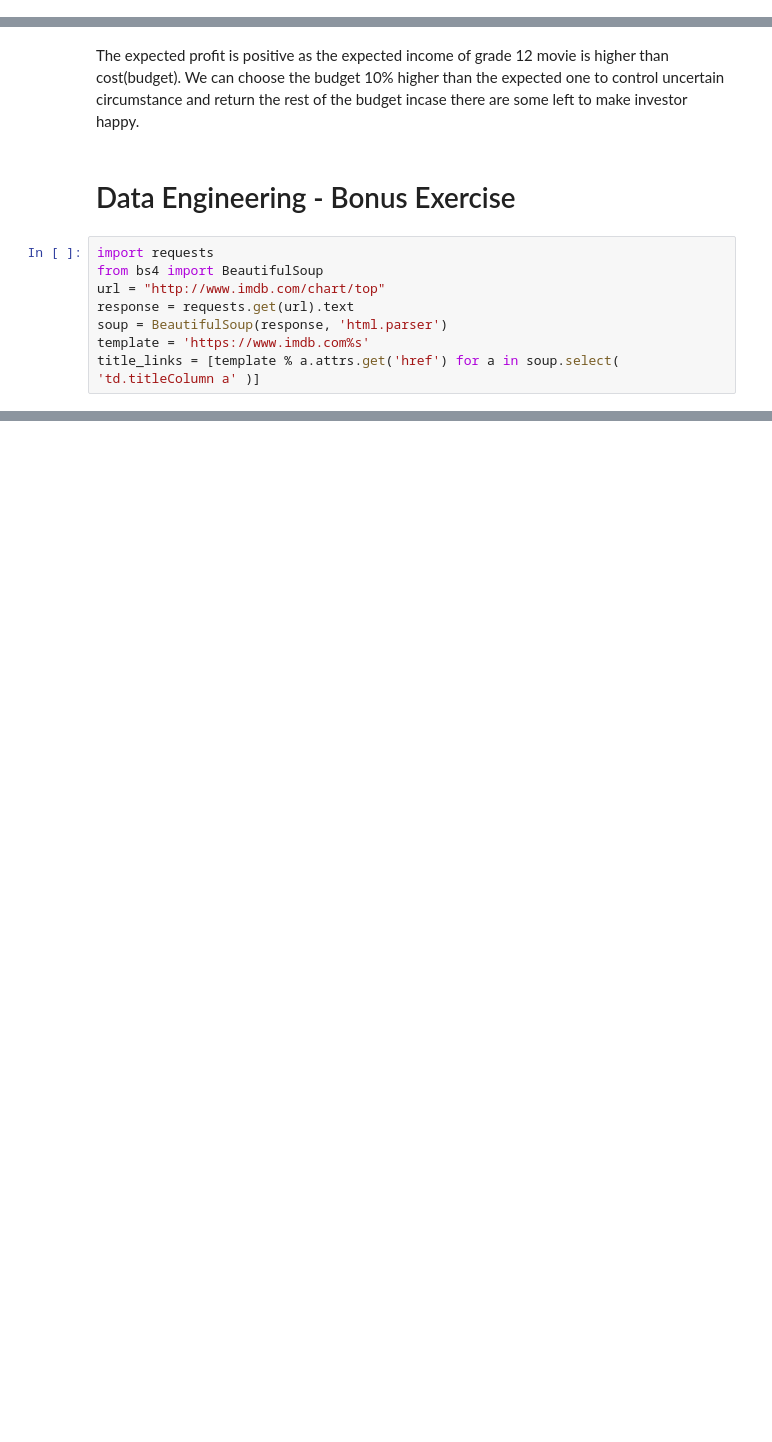
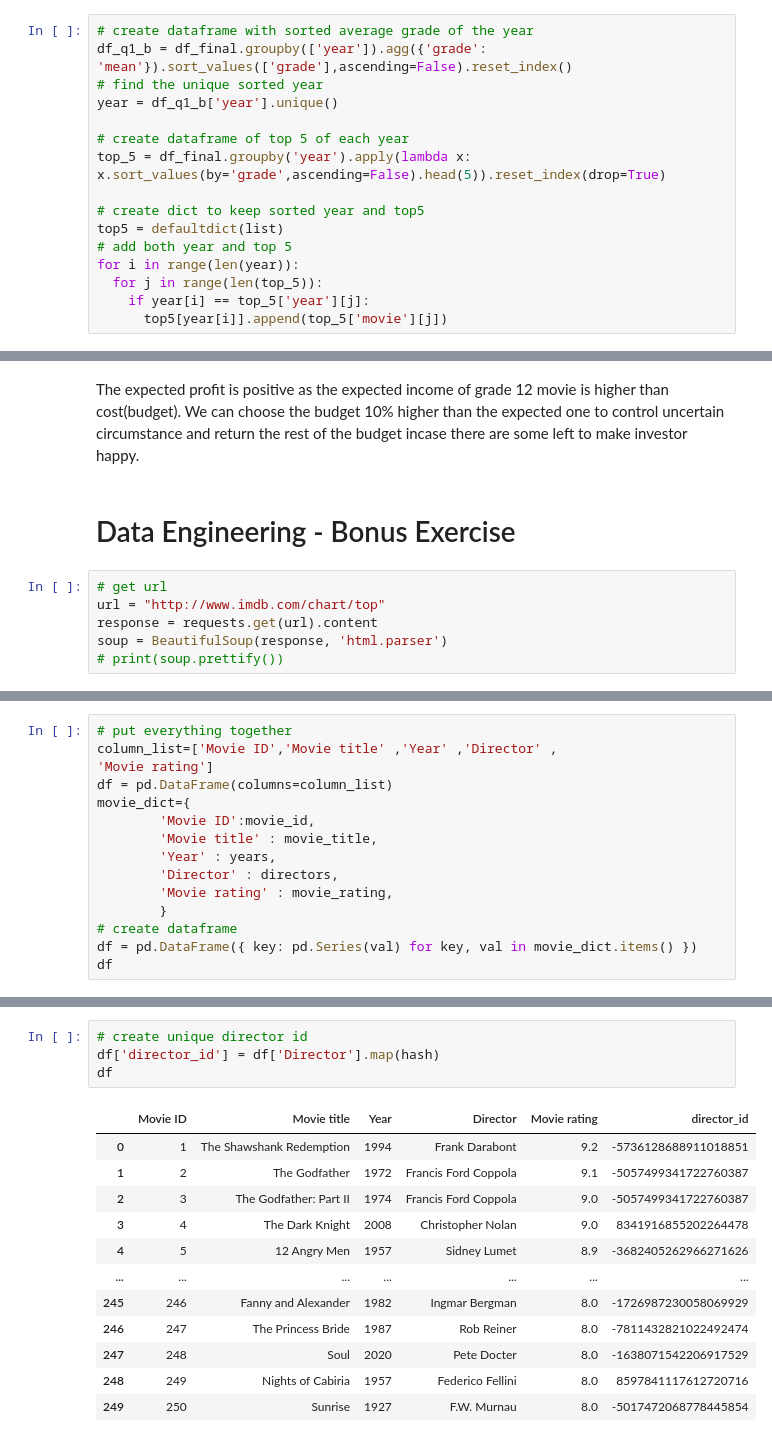
Before and after one commit to pchamio/Data-Analyst-Exercise, a Jupyter notebook: Data_Analyst_Exercise.ipynb, the cells around one changed output, grey strips where cells are left out. Drawn from its saved outputs; the diff is of its cells as text; blank space fills up the shorter version.

```diff
--- a/Data_Analyst_Exercise.ipynb
+++ b/Data_Analyst_Exercise.ipynb
@@ -126,0 +132,16 @@ c. Which decade was the best?
+# %%
+# create dataframe with sorted average grade of the year
+df_q1_b = df_final.groupby(['year']).agg({'grade': 'mean'}).sort_values(['grade'],ascending=False).reset_index()
+# find the unique sorted year
+year = df_q1_b['year'].unique()
+
+# create dataframe of top 5 of each year
+top_5 = df_final.groupby('year').apply(lambda x: x.sort_values(by='grade',ascending=False).head(5)).reset_index(drop=True)
+
+# create dict to keep sorted year and top5
+top5 = defaultdict(list)
+# add both year and top 5
+for i in range(len(year)):
+  for j in range(len(top_5)):
+    if year[i] == top_5['year'][j]:
+      top5[year[i]].append(top_5['movie'][j])
@@ -269,10 +434,8 @@ The expected profit is positive as the expected income of grade 12 movie is high
 # %% [markdown]
 # Data Engineering - Bonus Exercise
 # %%
-import requests
-from bs4 import BeautifulSoup
+# get url
 url = "http://www.imdb.com/chart/top"
-response = requests.get(url).text
+response = requests.get(url).content
 soup = BeautifulSoup(response, 'html.parser')
-template = 'https://www.imdb.com%s'
-title_links = [template % a.attrs.get('href') for a in soup.select( 'td.titleColumn a' )]
+# print(soup.prettify())
@@ -278,0 +471,15 @@ title_links = [template % a.attrs.get('href') for a in soup.select( 'td.titleCol
+# %%
+# put everything together
+column_list=['Movie ID','Movie title' ,'Year' ,'Director' ,
+'Movie rating']
+df = pd.DataFrame(columns=column_list)
+movie_dict={
+        'Movie ID':movie_id,
+        'Movie title' : movie_title,
+        'Year' : years,
+        'Director' : directors,
+        'Movie rating' : movie_rating,
+        }
+# create dataframe
+df = pd.DataFrame({ key: pd.Series(val) for key, val in movie_dict.items() })
+df
@@ -278,0 +500,17 @@ title_links = [template % a.attrs.get('href') for a in soup.select( 'td.titleCol
+# %%
+# create unique director id
+df['director_id'] = df['Director'].map(hash)
+df
+# %% [output]
+|  | Movie ID | Movie title | Year | Director | Movie rating | director_id |
+| 0 | 1 | The Shawshank Redemption | 1994 | Frank Darabont | 9.2 | -5736128688911018851 |
+| 1 | 2 | The Godfather | 1972 | Francis Ford Coppola | 9.1 | -5057499341722760387 |
+| 2 | 3 | The Godfather: Part II | 1974 | Francis Ford Coppola | 9.0 | -5057499341722760387 |
+| 3 | 4 | The Dark Knight | 2008 | Christopher Nolan | 9.0 | 8341916855202264478 |
+| 4 | 5 | 12 Angry Men | 1957 | Sidney Lumet | 8.9 | -3682405262966271626 |
+| ... | ... | ... | ... | ... | ... | ... |
+| 245 | 246 | Fanny and Alexander | 1982 | Ingmar Bergman | 8.0 | -1726987230058069929 |
+| 246 | 247 | The Princess Bride | 1987 | Rob Reiner | 8.0 | -7811432821022492474 |
+| 247 | 248 | Soul | 2020 | Pete Docter | 8.0 | -1638071542206917529 |
+| 248 | 249 | Nights of Cabiria | 1957 | Federico Fellini | 8.0 | 8597841117612720716 |
+| 249 | 250 | Sunrise | 1927 | F.W. Murnau | 8.0 | -5017472068778445854 |
```
Also changed, not shown: parts of 40 cells of this notebook.
